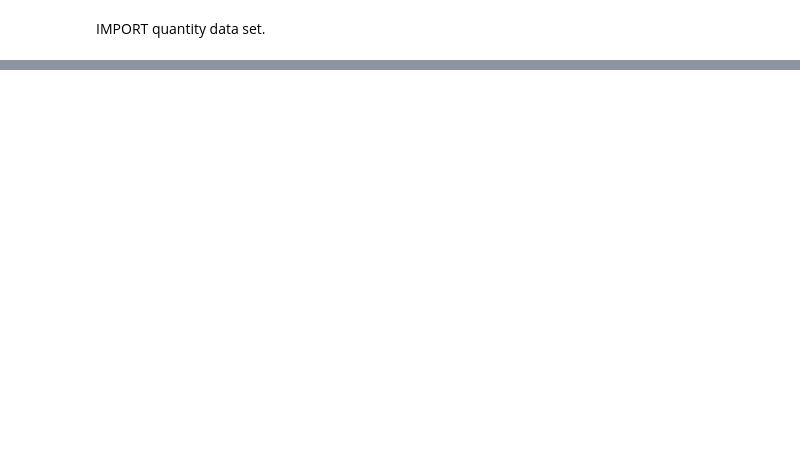
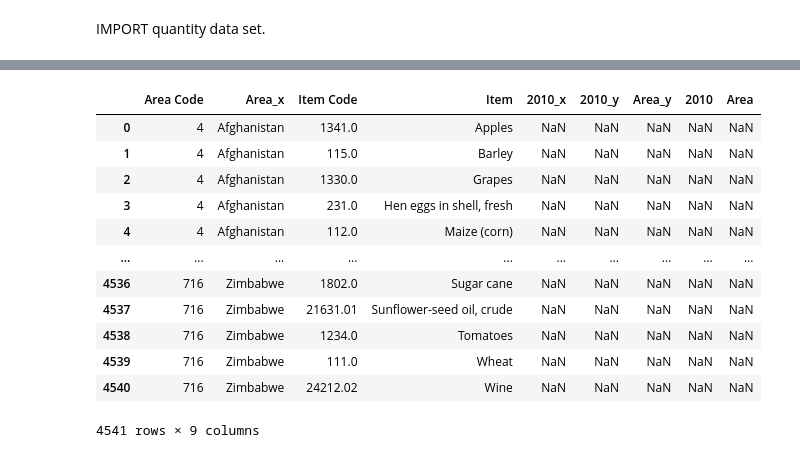
Before and after one commit to imalanz/Food_Emissions, a Jupyter notebook: data/analysis.ipynb, the cells around one changed output, grey strips where cells are left out. Drawn from its saved outputs; the diff is of its cells as text; code cells hidden in the pictures; blank space fills up the shorter version.

```diff
--- a/data/analysis.ipynb
+++ b/data/analysis.ipynb
@@ -268,3 +305,3 @@ df2021.rename(columns= {0: 2021, 1:"Area", 2:"Item"}, inplace = True)
 # %%
 # Drop columns.
-production.drop(columns=["Year", "Value", "Unit","Domain", "Element"],inplace=True)
+production.drop(columns=["Year", "Value", "Unit"],inplace=True)
@@ -271,3 +313,7 @@ production.drop(columns=["Year", "Value", "Unit","Domain", "Element"],inplace=Tr
+# %%
+production["Item Code"] = production["Item Code"].astype(object)
+# %%
+production["Area Code"] = production["Area Code"].astype(object)
 # %%
 # drop duplicates.
 production.drop_duplicates(inplace=True)
@@ -277 +339,17 @@ production = pd.DataFrame.merge(production, df2010, how="left")
+# %%
+production
+# %% [output]
+|  | Area Code | Area_x | Item Code | Item | 2010_x | 2010_y | Area_y | 2010 | Area |
+| 0 | 4 | Afghanistan | 1341.0 | Apples | NaN | NaN | NaN | NaN | NaN |
+| 1 | 4 | Afghanistan | 115.0 | Barley | NaN | NaN | NaN | NaN | NaN |
+| 2 | 4 | Afghanistan | 1330.0 | Grapes | NaN | NaN | NaN | NaN | NaN |
+| 3 | 4 | Afghanistan | 231.0 | Hen eggs in shell, fresh | NaN | NaN | NaN | NaN | NaN |
+| 4 | 4 | Afghanistan | 112.0 | Maize (corn) | NaN | NaN | NaN | NaN | NaN |
+| ... | ... | ... | ... | ... | ... | ... | ... | ... | ... |
+| 4536 | 716 | Zimbabwe | 1802.0 | Sugar cane | NaN | NaN | NaN | NaN | NaN |
+| 4537 | 716 | Zimbabwe | 21631.01 | Sunflower-seed oil, crude | NaN | NaN | NaN | NaN | NaN |
+| 4538 | 716 | Zimbabwe | 1234.0 | Tomatoes | NaN | NaN | NaN | NaN | NaN |
+| 4539 | 716 | Zimbabwe | 111.0 | Wheat | NaN | NaN | NaN | NaN | NaN |
+| 4540 | 716 | Zimbabwe | 24212.02 | Wine | NaN | NaN | NaN | NaN | NaN |
+4541 rows × 9 columns
 # %%
```
Also changed, not shown: parts of 56 cells of this notebook, 3 other files.
